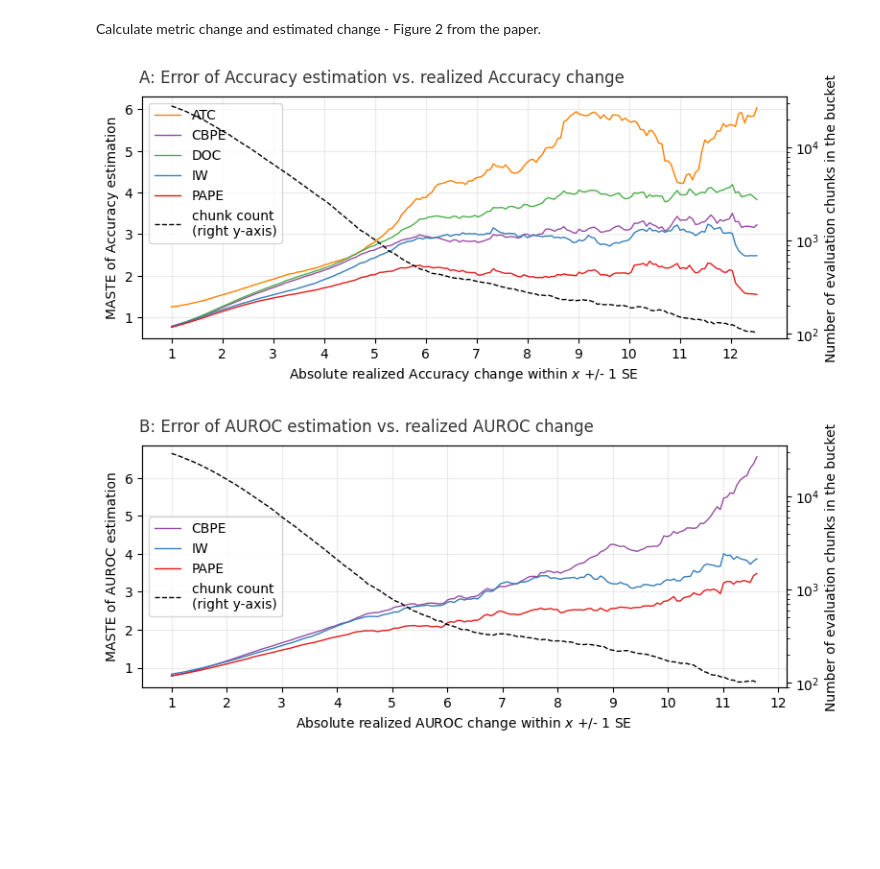
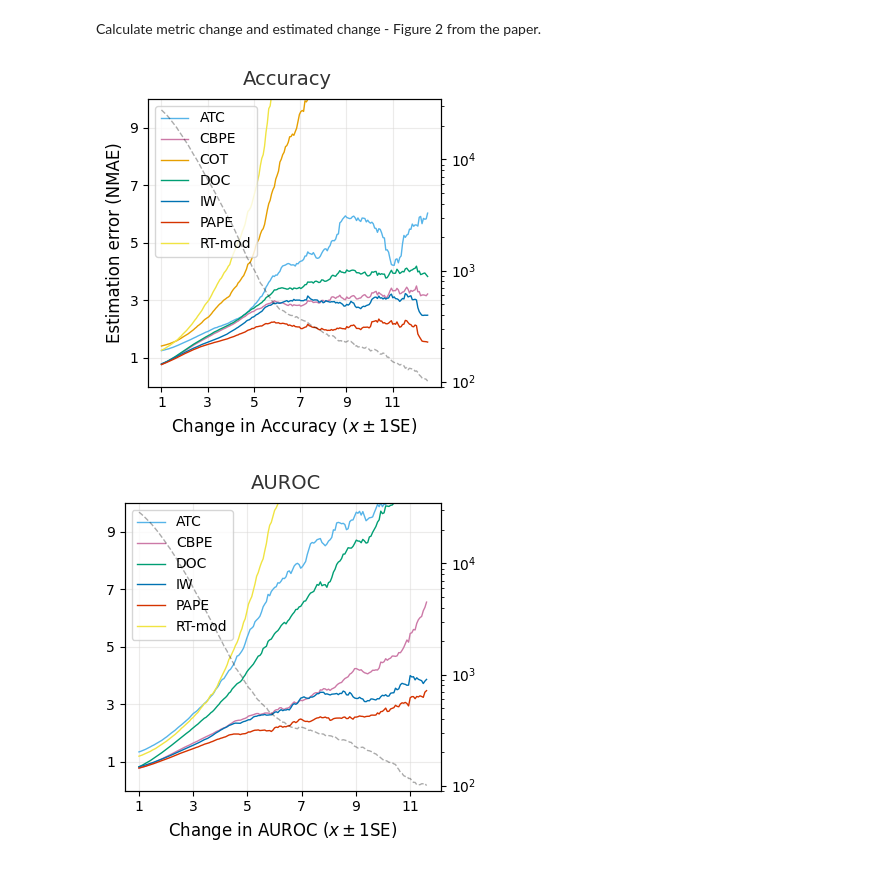
Before and after one commit to pape-research/pape_r, a Jupyter notebook: results_01_main_results.ipynb, the cells around one changed output. Drawn from its saved outputs; the diff is of its cells as text; code cells hidden in the pictures; blank space fills up the shorter version.

```diff
--- a/results_01_main_results.ipynb
+++ b/results_01_main_results.ipynb
@@ -272,11 +280,11 @@ res = pd.DataFrame()
 
 for metric in metrics:
     for method_name, method_data in dfa.groupby('method'):
-        MASTE = np.mean(method_data['ASTE_'+metric])
-        res.loc[method_name, metric + ' MASTE'] = MASTE
+        NMAE = np.mean(method_data['NAE_'+metric])
+        res.loc[method_name, metric + ' NMAE'] = NMAE
     for method_name, method_data in dfa.groupby('method'):
-        RMSSTE = np.sqrt(np.mean(np.mean(method_data['SSTE_'+metric])))
-        res.loc[method_name, metric + '  RMSSTE'] = RMSSTE
+        NRMSE = np.sqrt(np.mean(np.mean(method_data['NSE_'+metric])))
+        res.loc[method_name, metric + '  NRMSE'] = NRMSE
 # %%
 TABLE_PAPER = res.copy()
 # %%
@@ -447,20 +463,20 @@ for method in show_methods:
         label_val = 'TEST SET performance'
         plt.plot(method_data['est_roc_auc'], '--',label='Estimated auroc - ' + label_val, color = colors[method], linewidth=1)
         ana_data = method_data[method_data['period']=='production']
-        MASTE = np.mean(ana_data['AE_' + 'roc_auc']/ana_data['std_' + 'roc_auc'])
-        print("MASTE TEST SET:", MASTE) # GET MASTE FOR PAPER
+        NMAE = np.mean(ana_data['AE_' + 'roc_auc']/ana_data['std_' + 'roc_auc'])
+        print("NMAE TEST SET:", NMAE) # GET NMAE FOR PAPER
     else:
         label_val = method
         plt.plot(method_data['est_roc_auc'], label='Estimated auroc - ' + label_val, color = colors[method], linewidth=1)
         ana_data = method_data[method_data['period']=='production']
-        MASTE = np.mean(ana_data['AE_' + 'roc_auc']/ana_data['std_' + 'roc_auc'])
-        print("MASTE PAPE:", MASTE) # GET MASTE FOR PAPER
+        NMAE = np.mean(ana_data['AE_' + 'roc_auc']/ana_data['std_' + 'roc_auc'])
+        print("NMAE PAPE:", NMAE) # GET NMAE FOR PAPER
 
 
 plt.xlabel("Data chunk number")
 plt.ylabel('AUROC')
-plt.fill_betweenx(fill_y, 0, last_reference_chunk+2, color=CB_color_cycle[0], alpha=0.15, label='Reference data - 2016') #include transition chunks in reference
-plt.fill_betweenx(fill_y, first_production_chunk, last_chunk, color=CB_color_cycle[6], alpha=0.15, label='Production data - 2017, 2018')
+plt.fill_betweenx(fill_y, 0, last_reference_chunk+2, color='#377eb8', alpha=0.15, label='Reference data - 2016') #include transition chunks in reference
+plt.fill_betweenx(fill_y, first_production_chunk, last_chunk, color='#999999', alpha=0.15, label='Production data - 2017, 2018')
 
 
 plt.grid(which="major", axis='y', color='#DAD8D7', alpha=0.5, zorder=1)
@@ -478,15 +494,16 @@ MASTE PAPE: 1.1126560782790318
 # %% [markdown]
 Calculate metric change and estimated change - Figure 2 from the paper.
 # %%
-keep = [ 'ATC', 'DOC', 'IW', 'CBPE', 'PAPE'] # TEST SET and RT_mod not included, cause performans bad in comparison and breaks the scale of the plot.
+keep = [ 'ATC', 'DOC', 'IW', 'CBPE', 'PAPE', 'COT', 'RT-mod'] # TEST SET and RT-mod not included, cause performans bad in comparison and breaks the scale of the plot.
 
 performance_change = 1
 metric = 'accuracy'
 
-fig, ax1 = plt.subplots(figsize=(8,3.57))
+fig, ax1 = plt.subplots(figsize=(4, 4)) #(8, 3.57)
 
+j = 0
 for i, (method, method_data) in enumerate(dfa.groupby('method', sort=True)):
-    if ([x for x in keep if x in method]):
+    if ([x for x in keep if x == method]):
         to_plot = method_data[[metric+'_change', 'std_'+metric, metric+'_est_change']].copy()
 
         to_plot['x'] = to_plot[metric+'_change']/to_plot['std_'+metric]
@@ -498,53 +515,56 @@ for i, (method, method_data) in enumerate(dfa.groupby('method', sort=True)):
         obs_left = []
         centers_to_plot = []
         for change_center in change_centers:
             minimum_change = change_center - performance_change
             maximum_change = change_center + performance_change
             to_plot_ltd = to_plot[(abs(to_plot['x'])<=maximum_change) & (abs(to_plot['x'])>=minimum_change)]
             if len(to_plot_ltd)<100:
                 break
             metric_value = np.mean(abs(to_plot_ltd['error']))
             MAES.append(metric_value)
 
             obs_left.append(len(to_plot_ltd))
             centers_to_plot.append(change_center)
-
         ax1.plot(centers_to_plot, MAES, label=method, color=colors[method],  linewidth=1)
+        j += 1
 
 ax2 = ax1.twinx()
 color = 'black'
-ax2.plot(centers_to_plot, obs_left, linestyle='--', color=color, label='chunk count\n(right y-axis)', linewidth=1)
-ax2.set_ylabel('Number of evaluation chunks in the bucket')  # we already handled the x-label with ax1
+ax2.plot(centers_to_plot, obs_left, linestyle='--', color=color, linewidth=1, alpha=0.33)  # label='chunk count\n(right y-axis)'
+# ax2.set_ylabel('# of chunks in bucket', fontsize=12)  # we already handled the x-label with ax1
 ax2.set_yscale('log')
 ax2.tick_params(axis='y', labelcolor='black')
 
-ax1.set_xlabel('Absolute realized ' + 'Accuracy' + ' change within $\it{x}$ +/- 1 SE')
+ax1.set_xlabel(r'Change in Accuracy ($x \pm 1$SE)', fontsize=12)
 
-ax1.set_ylabel(f"MASTE of Accuracy estimation")
+ax1.set_ylabel("Estimation error (NMAE)", fontsize=12)
+ax1.set_ylim(0.0, 10.0)
 ax2.set_ylim(90, 3.5e4)
 lines, labels = ax1.get_legend_handles_labels()
 lines2, labels2 = ax2.get_legend_handles_labels()
 ax1.legend(lines + lines2, labels + labels2)
 ax1.grid(which="major", axis='x', color='#DAD8D7', alpha=0.5, zorder=1)
-ax1.set_xticks(np.arange(1,13))
+ax1.set_yticks(np.arange(1,11,2))
+ax1.set_xticks(np.arange(1,13,2))
 ax1.grid(which="major", axis='y', color='#DAD8D7', alpha=0.5, zorder=1)
-ax1.text(x=0.07, y=.92, s=f"A: Error of Accuracy estimation vs. realized Accuracy change",
-         transform=fig.transFigure, ha='left', fontsize=12, alpha=.8)
+ax1.text(x=0.38, y=.92, s=f"Accuracy",
+         transform=fig.transFigure, ha='left', fontsize=14, alpha=.8)
 plt.tight_layout()
 fig.savefig(f'figures/03_rolling_performance_deviation_{metric}.png',dpi=300)
 # %% [output]
-[figure, old version]
+[figure, new version]
 # %%
-keep = [ 'IW', 'PAPE', 'CBPE']
+keep = [ 'ATC', 'DOC', 'IW', 'CBPE', 'PAPE', 'RT-mod'] # COT left out at this point
 window=3
 
 performance_change = 1
 
 metric = 'roc_auc'
-fig, ax1 = plt.subplots(figsize=(8,3.57))
+fig, ax1 = plt.subplots(figsize=(4, 4))
 
+j = 0
 for i, (method, method_data) in enumerate(dfa.groupby('method', sort=True)):
-    if ([x for x in keep if x in method]):
+    if ([x for x in keep if x == method]):
         to_plot = method_data[[metric+'_change', 'std_'+metric, metric+'_est_change']].copy()
 
         to_plot['x'] = to_plot[metric+'_change']/to_plot['std_'+metric]
@@ -568,31 +588,33 @@ for i, (method, method_data) in enumerate(dfa.groupby('method', sort=True)):
             centers_to_plot.append(change_center)
 
         ax1.plot(centers_to_plot, MAES, label=method, color=colors[method],  linewidth=1)
+        j += 1
 
 ax2 = ax1.twinx()
 color = 'black'
-ax2.plot(centers_to_plot, obs_left, linestyle='--', color=color, label='chunk count\n(right y-axis)', linewidth=1)
-ax2.set_ylabel('Number of evaluation chunks in the bucket')  # we already handled the x-label with ax1
+ax2.plot(centers_to_plot, obs_left, linestyle='--', color=color, linewidth=1, alpha=0.33)
+# ax2.set_ylabel('# of chunks in bucket', fontsize=12)  # we already handled the x-label with ax1
 ax2.set_yscale('log')
 ax2.tick_params(axis='y')
 
-ax1.set_xlabel('Absolute realized AUROC change within $\it{x}$ +/- 1 SE')
+ax1.set_xlabel(r'Change in AUROC ($x \pm 1$SE)', fontsize=12)
 
-ax1.set_ylabel(f"MASTE of AUROC estimation")
+# ax1.set_ylabel("Estimation error (NMAE)", fontsize=12)
+ax1.set_ylim(0.0, 10.0)
 ax2.set_ylim(90, 3.5e4)
 lines, labels = ax1.get_legend_handles_labels()
 lines2, labels2 = ax2.get_legend_handles_labels()
-ax1.legend(lines + lines2, labels + labels2, loc="center left")
+ax1.legend(lines + lines2, labels + labels2, loc="upper left")
 
-ax1.set_xticks(np.arange(1,13))
-ax1.set_yticks(np.arange(1,7))
+ax1.set_xticks(np.arange(1,13,2))
+ax1.set_yticks(np.arange(1,11,2))
 ax1.grid(which="major", axis='x', color='#DAD8D7', alpha=0.5, zorder=1)
 ax1.grid(which="major", axis='y', color='#DAD8D7', alpha=0.5, zorder=1)
-ax1.text(x=0.07, y=.92, s=f"B: Error of AUROC estimation vs. realized AUROC change",
-         transform=fig.transFigure, ha='left', fontsize=12, alpha=.8)
+ax1.text(x=0.40, y=.92, s=f"AUROC",
+         transform=fig.transFigure, ha='left', fontsize=14, alpha=.8)
 plt.tight_layout()
 
 fig.savefig(f'figures/03_rolling_performance_deviation_{metric}.png',dpi=300)
 # %% [output]
-[figure, old version]
+[figure, new version]
 # %%
```
Also changed, not shown: parts of 22 cells of this notebook, 15 other files.
